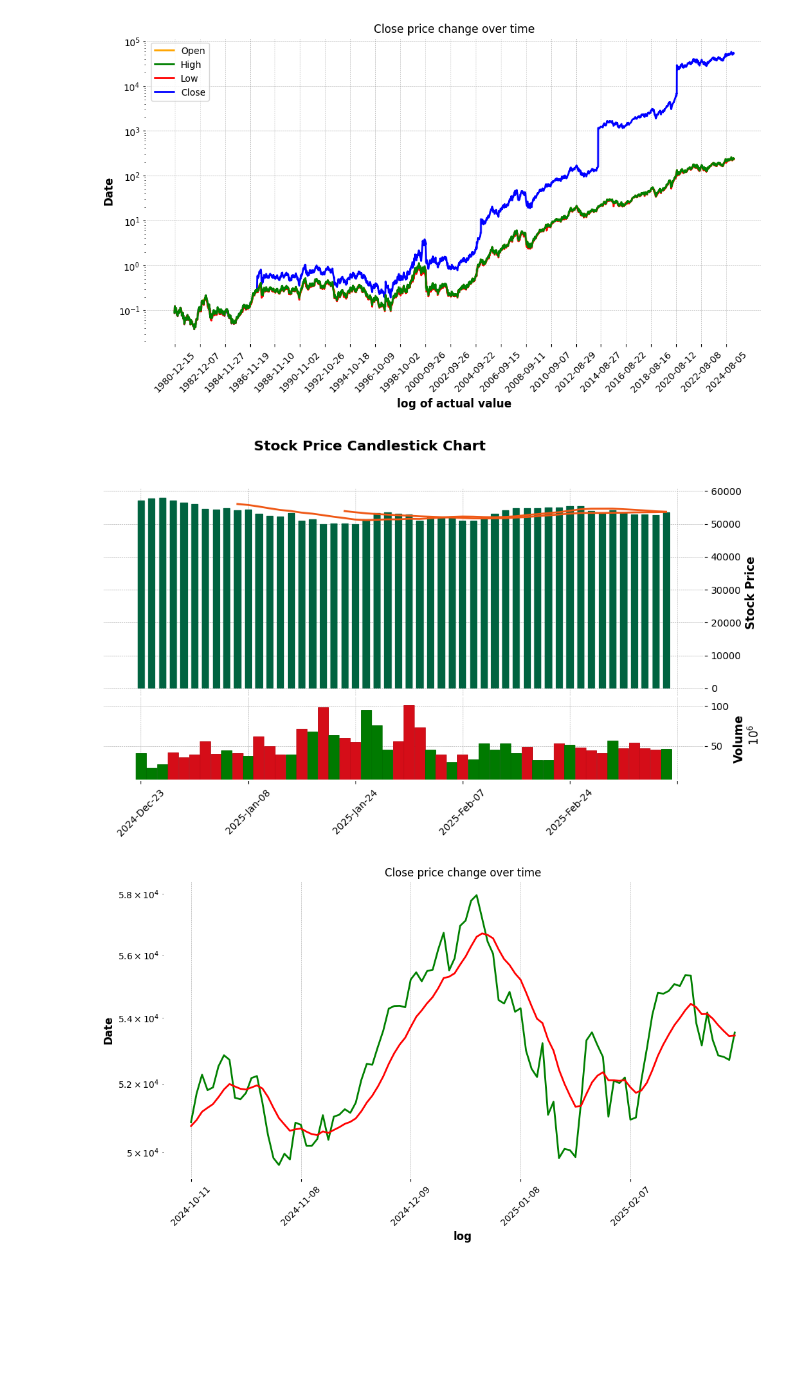
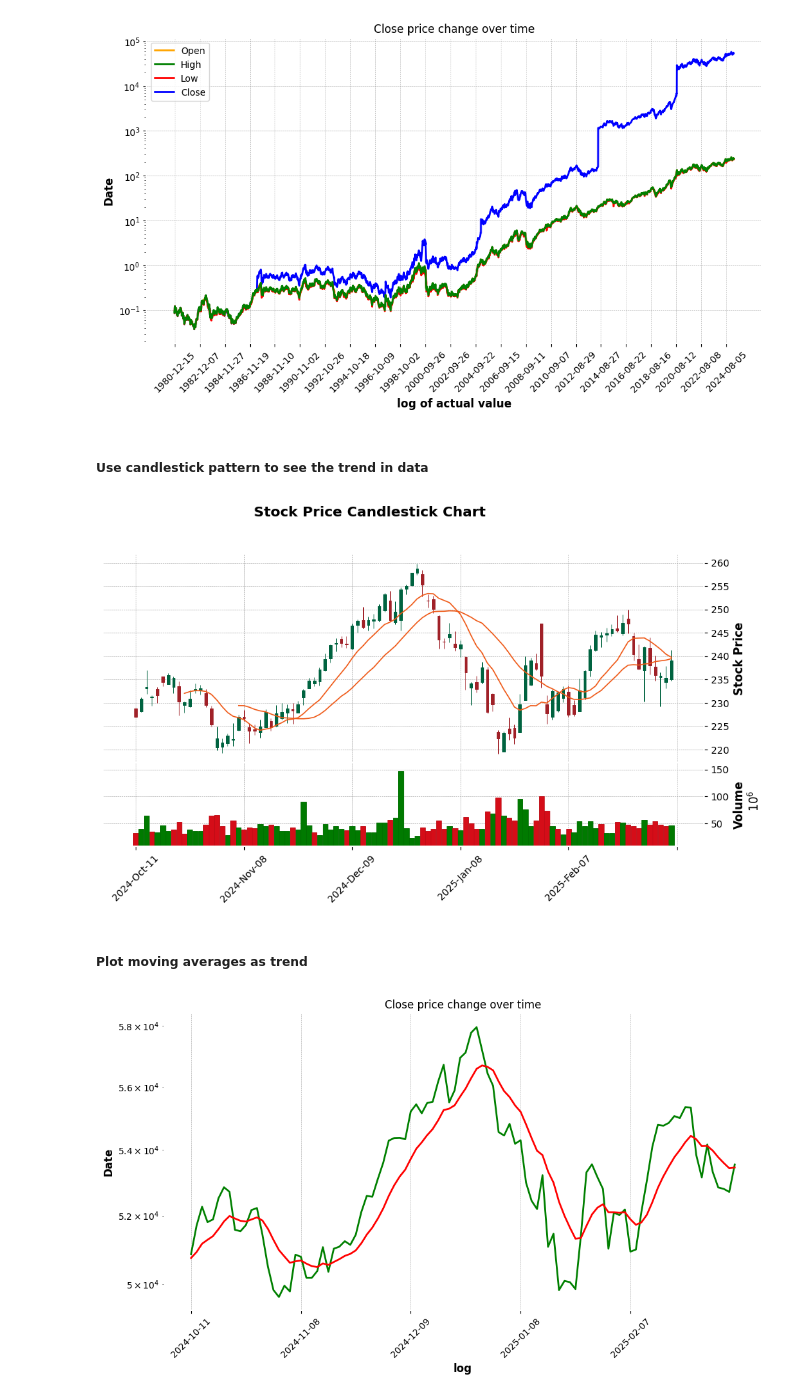
Before and after one commit to SmdZubair0/Stock-Price-Prediction, a Jupyter notebook: Visualization.ipynb, the cells around one changed output. Cells and saved outputs as stored; diff of their text form; code cells hidden in the pictures; blank space fills up the shorter version.

```diff
--- a/Visualization.ipynb
+++ b/Visualization.ipynb
@@ -50,23 +58,27 @@ plt.legend(handles = ohlc_legend)
 plt.show()
 # %% [output]
 [figure]
+# %% [markdown]
+##### **Use candlestick pattern to see the trend in data**
 # %%
 mp = df.set_index('date')
-mp['close'] = mp['adj_close']
+mp['Close'] = mp['adj_close']
 mp.index = mp.index.astype("datetime64[ns]")
 # %%
-mpl.plot(mp.iloc[-50:,:],
+mpl.plot(mp,
          type="candle",
          style="charles",  # Styles: classic, charles, yahoo, etc.
          title="Stock Price Candlestick Chart",
          ylabel="Stock Price",
          ylabel_lower="Volume",
          volume=True,
          figsize=(12, 6),
          mav=(10, 20),  # Moving averages (10-day & 20-day)
          show_nontrading=False)
 # %% [output]
-[figure, old version]
+[figure, new version]
+# %% [markdown]
+##### **Plot moving averages as trend**
 # %%
 plt.figure(figsize=(12, 6))
 plt.title("Close price change over time")
```
Also changed, not shown: parts of 22 cells of this notebook.
